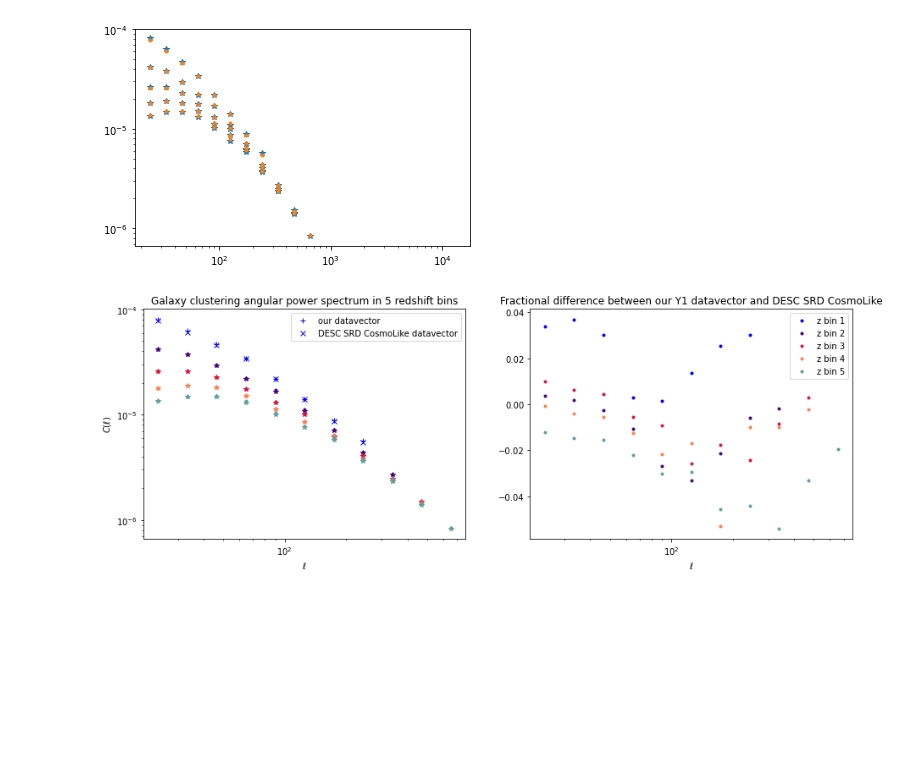
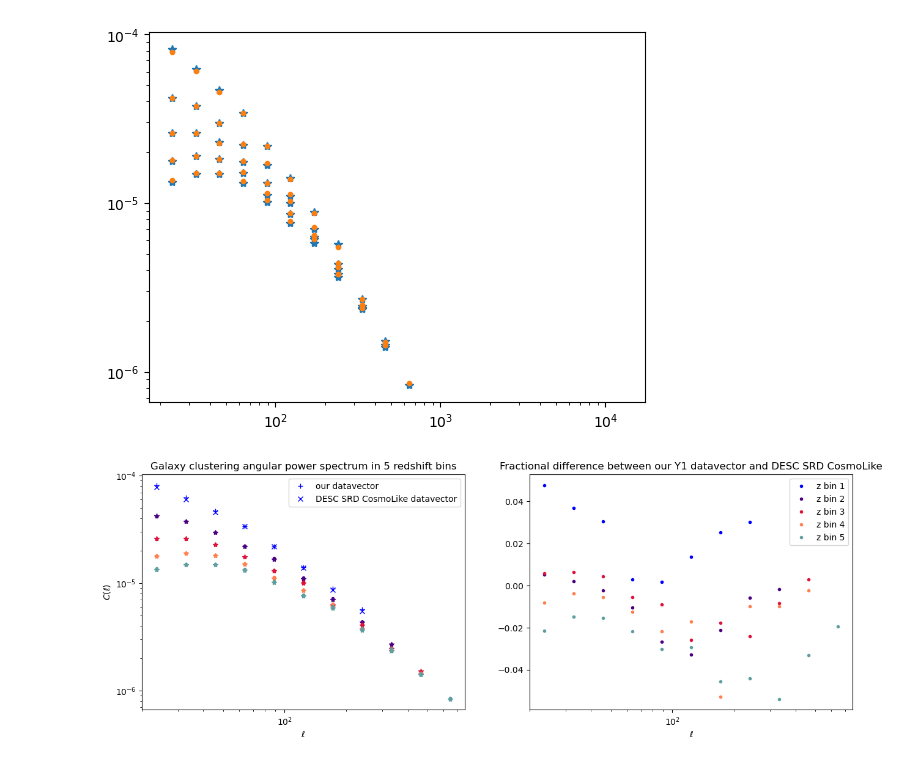
Before and after one commit to LSSTDESC/forecasting, a Jupyter notebook: DESC_SRD/Notebooks/Generate DESC SRD Galaxy Clustering Data Vector with CCL.ipynb, the cells around one changed output. Cells and saved outputs as stored; diff of their text form; code cells hidden in the pictures; blank space fills up the shorter version.

```diff
--- a/DESC_SRD/Notebooks/Generate DESC SRD Galaxy Clustering Data Vector with CCL.ipynb
+++ b/DESC_SRD/Notebooks/Generate DESC SRD Galaxy Clustering Data Vector with CCL.ipynb
@@ -3,6 +3,11 @@ import matplotlib.pyplot as plt
 import pyccl as ccl
 import numpy as np
 from scipy.ndimage import gaussian_filter
+# %%
+#compare cosmolike
+clike_dir = '/Users/heatherp/Documents/DESC/CosmoLike-DESC_SRD-master/'
+lss_y1_cosmolike = np.loadtxt(clike_dir+'datav/pos_pos_Y1_fid')
+lss_y1_ell = np.loadtxt(clike_dir+'ell-values')
 # %%
 def lsst_srd_galaxy_clustering_2pt(cosmo, year):
     # cosmo is a ccl cosmology object
@@ -23,8 +28,15 @@ def lsst_srd_galaxy_clustering_2pt(cosmo, year):
     zmids = (bin_low_zs+bin_high_zs)/2
 
     nbin_ell = 20
-    ell_edges = np.geomspace(20, 15000, nbin_ell+1)
-    ell_centers_lin = (ell_edges[0:-1]+ell_edges[1:])/2
+    lmin = 20
+    lmax = 15000
+    ell_edges = np.geomspace(lmin, lmax, nbin_ell+1)
+    ell_centers = [lmin**(1-(i+0.5)/nbin_ell)*lmax**((i+0.5)/nbin_ell) for i in range(nbin_ell)]
+    print(ell_edges)
+    print(lss_y1_ell)
+
+    plt.plot((ell_centers-lss_y1_ell)/lss_y1_ell, '.')
+    plt.show()
 
     chis = ccl.comoving_radial_distance(cosmo, 1/(1+zmids)) # Mpc
     kmax = 0.3*h
@@ -34,17 +46,17 @@ def lsst_srd_galaxy_clustering_2pt(cosmo, year):
     #redshift distribution normalized to galaxy number density
     pz = (z / z0)**2. * np.exp(-(z / z0)**alpha) # Redshift distribution, p(z)
     norm = Ngal/np.trapz(pz, z)
-    dNdz = norm * pz # Number density distribution
+    nz = norm * pz # Number density distribution
 
     tracers = []
     for i, zmin in enumerate(bin_low_zs):
         zmax = bin_high_zs[i]
         zmid = zmids[i]
-        dndz_bin = np.zeros_like(z)
-        dndz_bin[(z>zmin) & (z<zmax)] = dNdz[(z>zmin) & (z<zmax)]
+        nz_bin = np.zeros_like(z)
+        nz_bin[(z>zmin) & (z<zmax)] = nz[(z>zmin) & (z<zmax)]
         dz = z[1]-z[0]
-        dndz_bin = gaussian_filter(dndz_bin, sig_z*(1+zmid)/dz)
-        galaxy_tracer_bin = ccl.NumberCountsTracer(cosmo, has_rsd=False, dndz=(z,dndz_bin), bias=(zmids,linear_bias), mag_bias=None)
+        nz_bin = gaussian_filter(nz_bin, sig_z*(1+zmid)/dz)
+        galaxy_tracer_bin = ccl.NumberCountsTracer(cosmo, has_rsd=False, dndz=(z,nz_bin), bias=(zmids,linear_bias), mag_bias=None)
         tracers.append(galaxy_tracer_bin)
 
     ell = np.arange(2, 20000)
@@ -54,11 +66,11 @@ def lsst_srd_galaxy_clustering_2pt(cosmo, year):
         datavector[0:10]
         datavector[0:100]
         cl_zbin = ccl.angular_cl(cosmo, tracers[i], tracers[i], ell)
-        num_lbins_linear_scales = np.sum(ell_centers_lin<lmax[i]) #from kmax=0.3 h / Mpc criterion
-        for j, ell_j in enumerate(ell_centers_lin):
+        num_lbins_linear_scales = np.sum(ell_centers<lmax[i]) #from kmax=0.3 h / Mpc criterion
+        for j, ell_j in enumerate(ell_centers):
             datavector[i*nbin_ell+j, 0]=ell_j
             if ell_j<lmax[i]:
-                datavector[i*nbin_ell+j, 1] = np.mean(cl_zbin[(ell>ell_edges[j]) & (ell<=ell_edges[j+1])])
+                datavector[i*nbin_ell+j, 1] = np.mean(cl_zbin[(ell>=ell_edges[j]) & (ell<=ell_edges[j+1])])
     return datavector
 # %%
 h=0.6727
@@ -84,38 +107,34 @@ Text(0.5, 1.0, 'Galaxy clustering C($\\ell$) for 5 redshift bins (LSST Y1)')
 # %%
-#compare cosmolike
-clike_dir = '/Users/heatherp/Documents/DESC_SRD/CosmoLike-DESC_SRD-master/'
-lss_y1_cosmolike = np.loadtxt(clike_dir+'datav/pos_pos_Y1_fid')
-
 plt.loglog(datavector_y1_fid[:,0], datavector_y1_fid[:,1],  '*' )
 plt.loglog(datavector_y1_fid[:,0], lss_y1_cosmolike[:,1],  '.')
 plt.show()
 
 nbinz=5
 nbin_ell=20
 colors=['blue', 'indigo', 'crimson', 'coral', 'cadetblue']
 fig, (ax1, ax2) = plt.subplots(1, 2, figsize=(15,5))
 for i in range(nbinz):
     i1 = i*nbin_ell
     num_nonzero=np.sum(datavector_y1_fid[i1:i1+nbin_ell,1]>0)
     i2=i1+num_nonzero
     if i==0:
         ax1.loglog(datavector_y1_fid[i1:i2,0], datavector_y1_fid[i1:i2,1],  '+', color=colors[i], label='our datavector')
         ax1.loglog(datavector_y1_fid[i1:i2,0], lss_y1_cosmolike[i1:i2,1],  'x', color=colors[i], label='DESC SRD CosmoLike datavector')
     else:
         ax1.loglog(datavector_y1_fid[i1:i2,0], datavector_y1_fid[i1:i2,1],  '*', color=colors[i])
         ax1.loglog(datavector_y1_fid[i1:i2,0], lss_y1_cosmolike[i1:i2,1],  '.', color=colors[i])
 
 
     ax2.plot(datavector_y1_fid[i1:i2,0], (datavector_y1_fid[i1:i2,1]-lss_y1_cosmolike[i1:i2,1])/datavector_y1_fid[i1:i2,1], marker='.', linestyle='none', color=colors[i], label='z bin '+str(1+i))
 ax1.legend()
 ax1.set_xlabel(r'$\ell$')
 ax1.set_ylabel(r'$C(\ell)$')
 ax1.set_title('Galaxy clustering angular power spectrum in 5 redshift bins')
 plt.legend()
 plt.xscale('log')
 plt.xlabel(r'$\ell$')
 plt.title('Fractional difference between our Y1 datavector and DESC SRD CosmoLike')
 plt.show()
 # %% [output]
-[figure, old version]
+[figure, new version]
-[figure, old version]
+[figure, new version]
```
Also changed, not shown: parts of 1 cell of this notebook, 2 other files.
